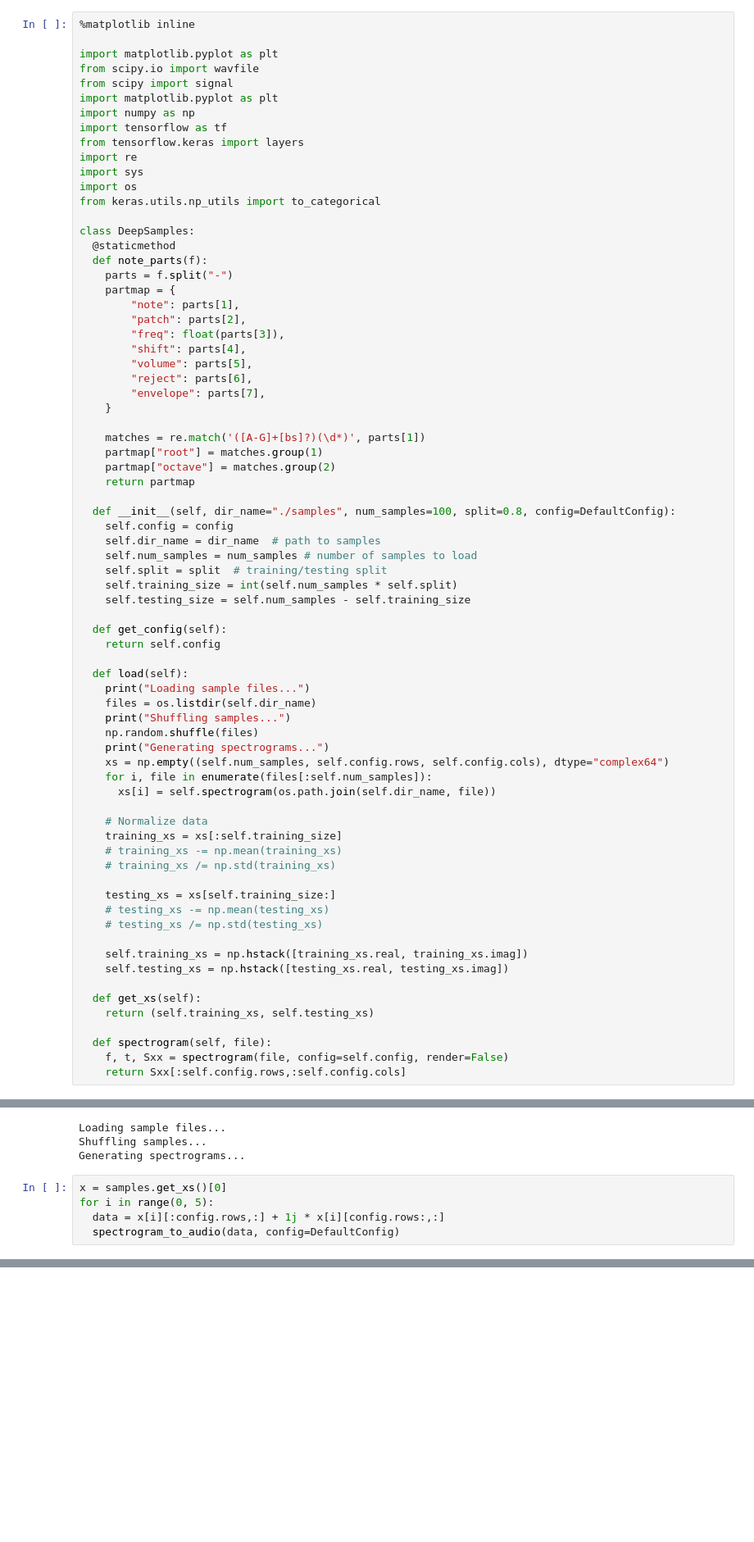
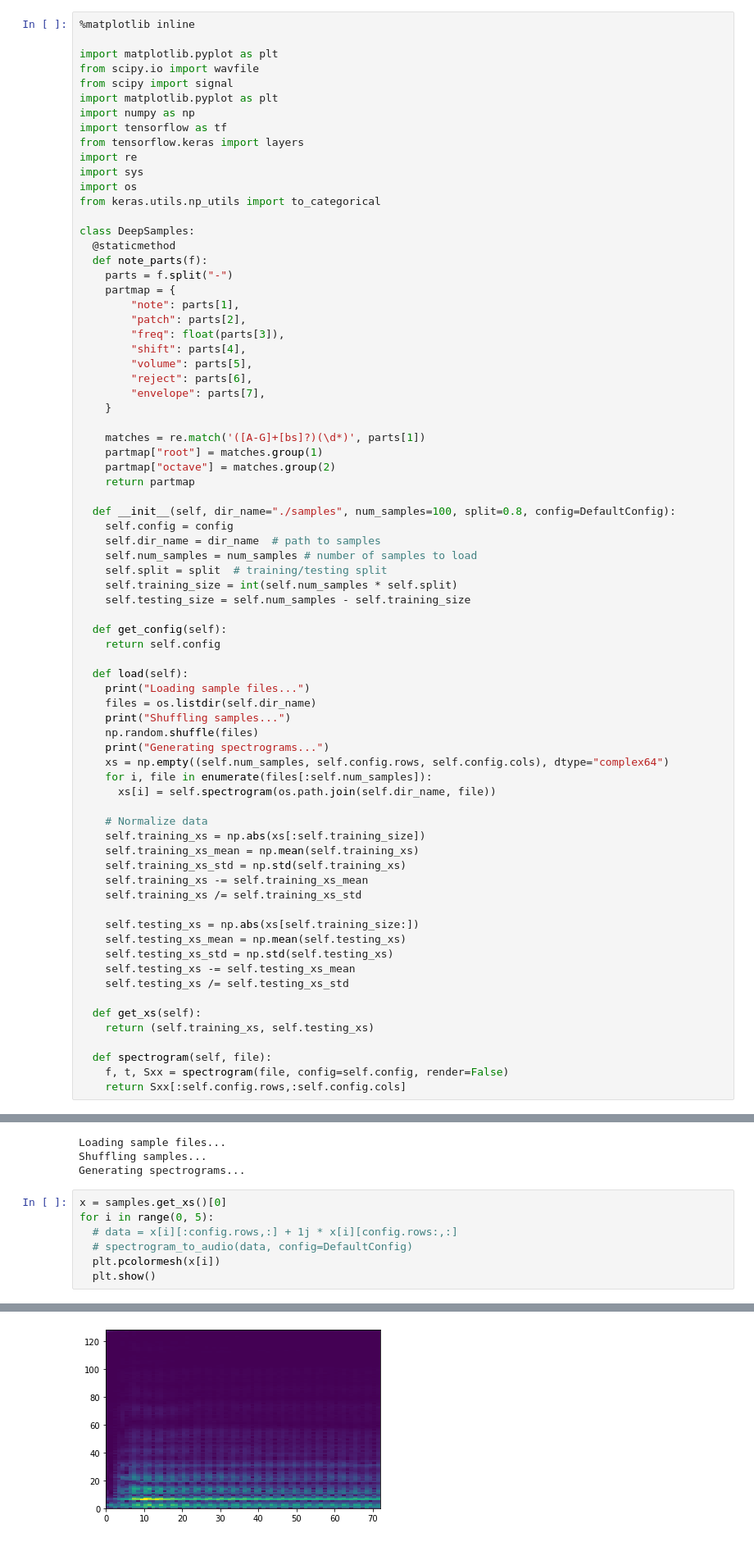
Before and after one commit to 0xfe/deepears, a Jupyter notebook: DeepInstruments.ipynb, the cells around one changed output, grey strips where cells are left out. Shown at 82% size. Saved outputs shown, nothing was run; the diff lists cells and outputs as text; blank space fills up the shorter version.

Commit message:
Switched to magnitude-only training data

```diff
--- a/DeepInstruments.ipynb
+++ b/DeepInstruments.ipynb
@@ -283,16 +283,17 @@ class DeepSamples:
       xs[i] = self.spectrogram(os.path.join(self.dir_name, file))
 
     # Normalize data
-    training_xs = xs[:self.training_size]
-    # training_xs -= np.mean(training_xs)
-    # training_xs /= np.std(training_xs)
+    self.training_xs = np.abs(xs[:self.training_size])
+    self.training_xs_mean = np.mean(self.training_xs)
+    self.training_xs_std = np.std(self.training_xs)
+    self.training_xs -= self.training_xs_mean
+    self.training_xs /= self.training_xs_std
 
-    testing_xs = xs[self.training_size:]
-    # testing_xs -= np.mean(testing_xs)
-    # testing_xs /= np.std(testing_xs)
-
-    self.training_xs = np.hstack([training_xs.real, training_xs.imag])
-    self.testing_xs = np.hstack([testing_xs.real, testing_xs.imag])
+    self.testing_xs = np.abs(xs[self.training_size:])
+    self.testing_xs_mean = np.mean(self.testing_xs)
+    self.testing_xs_std = np.std(self.testing_xs)
+    self.testing_xs -= self.testing_xs_mean
+    self.testing_xs /= self.testing_xs_std
 
   def get_xs(self):
     return (self.training_xs, self.testing_xs)
@@ -310,6 +313,8 @@ Generating spectrograms...
 # %%
 x = samples.get_xs()[0]
 for i in range(0, 5):
-  data = x[i][:config.rows,:] + 1j * x[i][config.rows:,:]
-  spectrogram_to_audio(data, config=DefaultConfig)
+  # data = x[i][:config.rows,:] + 1j * x[i][config.rows:,:]
+  # spectrogram_to_audio(data, config=DefaultConfig)
+  plt.pcolormesh(x[i])
+  plt.show()
 # %% [output]
@@ -320,0 +321 @@ for i in range(0, 5):
+[figure, added]
```
Also changed, not shown: parts of 9 cells of this notebook.
